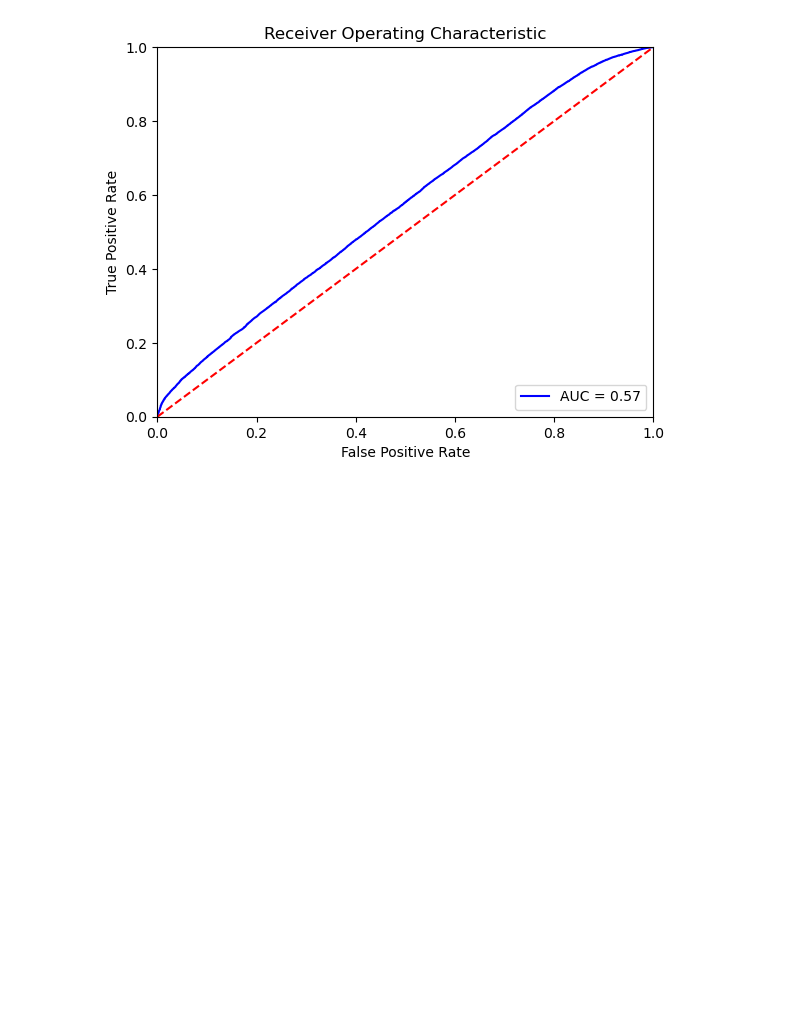
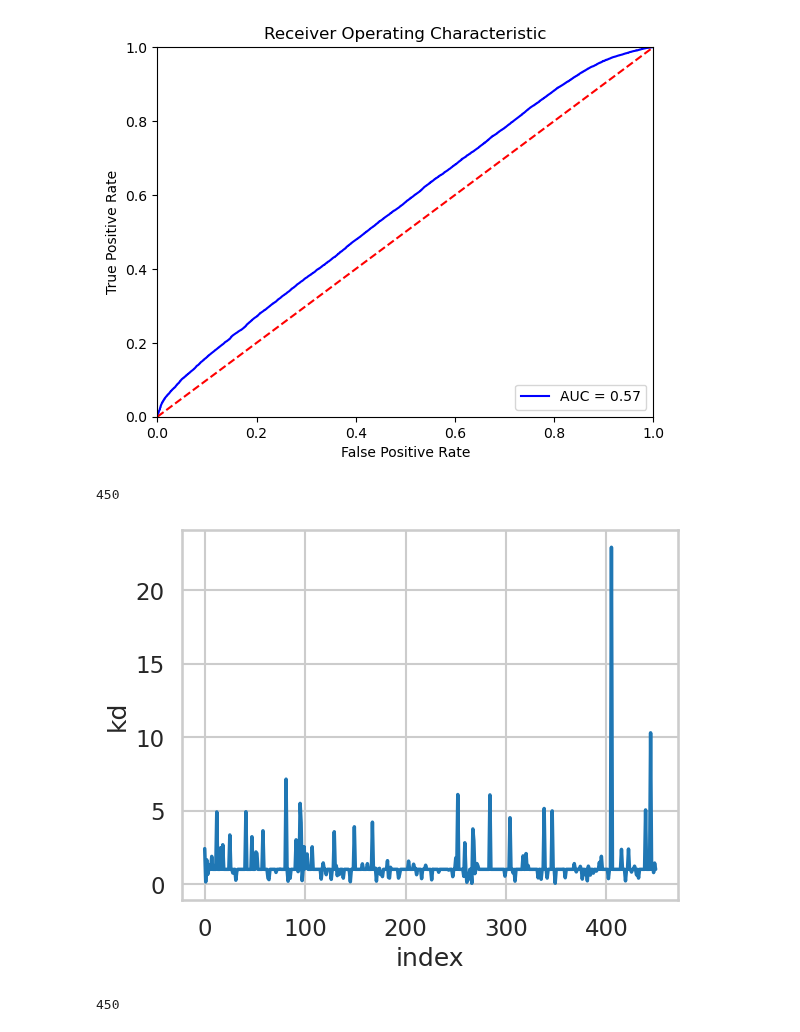
Before and after one commit to JoshuaGensel/MIME_ML, a Jupyter notebook: src/simFiles/trainSimModel.ipynb, the cells around one changed output. Drawn from its saved outputs; the diff is of its cells as text; code cells hidden in the pictures; blank space fills up the shorter version.

```diff
--- a/src/simFiles/trainSimModel.ipynb
+++ b/src/simFiles/trainSimModel.ipynb
@@ -84,3 +84,26 @@ plt.xlabel('False Positive Rate')
 plt.show()
 # %% [output]
 [figure]
+# %%
+# read in kd values
+kds = np.loadtxt('../../data/simData/singleMIME/normalErrorTest/prot1/single_kds.txt')
+len(kds)
+# %% [output]
+450
+# %%
+#create line plot of kd values with seaborn
+import seaborn as sns
+sns.set_style("whitegrid")
+sns.set_context("talk")
+sns.lineplot(data=kds, palette="tab10", linewidth=2.5)
+plt.ylabel('kd')
+plt.xlabel('index')
+plt.show()
+# %% [output]
+[figure, added]
+# %%
+#get model coefficients
+weights = grid.best_estimator_.coef_[0][1:]*-1
+len(weights)
+# %% [output]
+450
```
Also changed, not shown: parts of 9 cells of this notebook.
